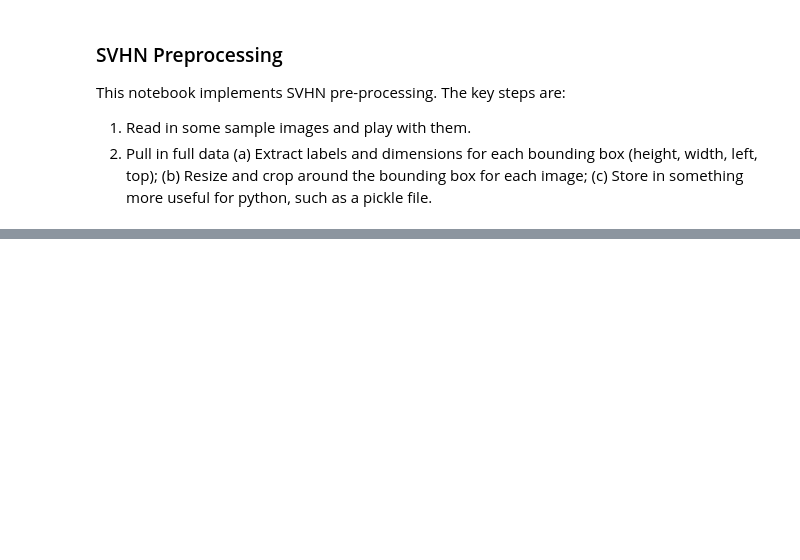
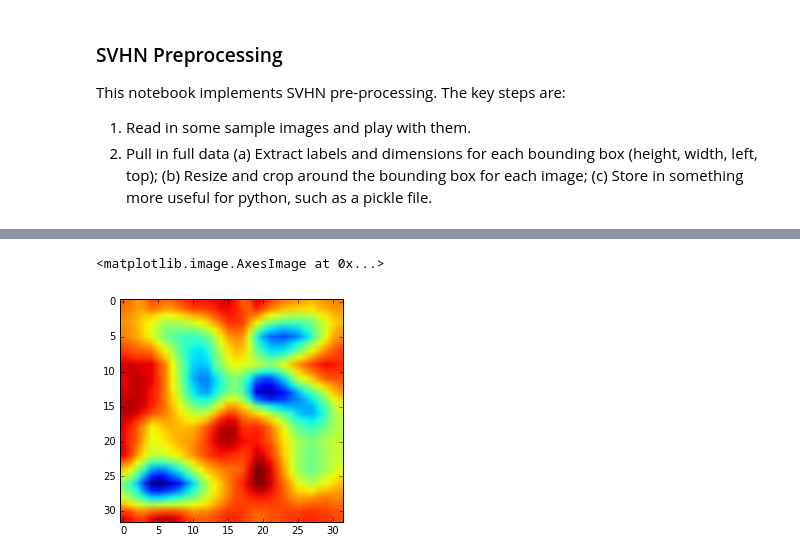
Before and after one commit to drpjm/udacity-mle-project5, a Jupyter notebook: src/svhn_preprocess.ipynb, the cells around one changed output, grey strips where cells are left out. Drawn from its saved outputs; the diff is of its cells as text; code cells hidden in the pictures; blank space fills up the shorter version.

```diff
--- a/src/svhn_preprocess.ipynb
+++ b/src/svhn_preprocess.ipynb
@@ -137 +128,8 @@ plt.imshow(img1_rs)
+# %%
+# Compare against the 32x32. 64x64 does not look terrible, but it may introduce more error.
+img1_rs = misc.imresize(img1_crop, (32,32))
+plt.imshow(img1_rs)
+# %% [output]
+<matplotlib.image.AxesImage at 0x...>
+[figure, added]
 # %%
```
Also changed, not shown: parts of 7 cells of this notebook.
